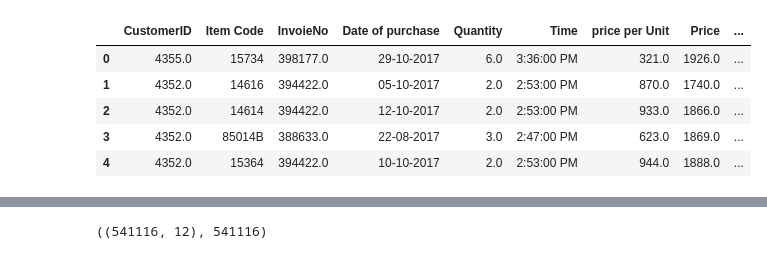
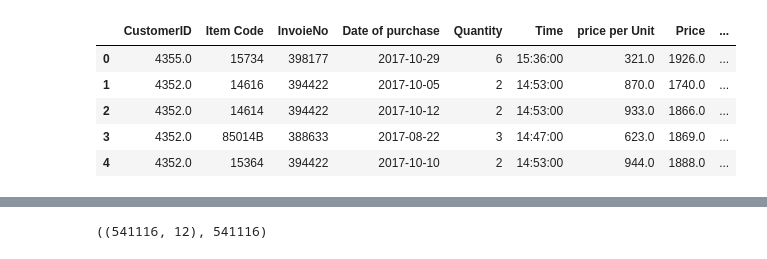
Before and after one commit to kaushikrahul1993/E-Commerce-Domain, a Jupyter notebook: E_Commerce_Analytics.ipynb, the cells around one changed output, grey strips where cells are left out. Drawn from its saved outputs; the diff is of its cells as text; code cells hidden in the pictures.

```diff
--- a/E_Commerce_Analytics.ipynb
+++ b/E_Commerce_Analytics.ipynb
@@ -23,15 +23,15 @@ sys.path.append(path)
 # %%
 pd.set_option('display.max_columns', None)
 # %%
-df = pd.read_csv("E-com_Data.csv")
+df = pd.read_excel("E-com_Data.xlsx")
 df.head()
 # %% [output]
 |  | CustomerID | Item Code | InvoieNo | Date of purchase | Quantity | Time | price per Unit | Price | ... |
-| 0 | 4355.0 | 15734 | 398177.0 | 29-10-2017 | 6.0 | 3:36:00 PM | 321.0 | 1926.0 | ... |
-| 1 | 4352.0 | 14616 | 394422.0 | 05-10-2017 | 2.0 | 2:53:00 PM | 870.0 | 1740.0 | ... |
-| 2 | 4352.0 | 14614 | 394422.0 | 12-10-2017 | 2.0 | 2:53:00 PM | 933.0 | 1866.0 | ... |
-| 3 | 4352.0 | 85014B | 388633.0 | 22-08-2017 | 3.0 | 2:47:00 PM | 623.0 | 1869.0 | ... |
-| 4 | 4352.0 | 15364 | 394422.0 | 10-10-2017 | 2.0 | 2:53:00 PM | 944.0 | 1888.0 | ... |
+| 0 | 4355.0 | 15734 | 398177 | 2017-10-29 | 6 | 15:36:00 | 321.0 | 1926.0 | ... |
+| 1 | 4352.0 | 14616 | 394422 | 2017-10-05 | 2 | 14:53:00 | 870.0 | 1740.0 | ... |
+| 2 | 4352.0 | 14614 | 394422 | 2017-10-12 | 2 | 14:53:00 | 933.0 | 1866.0 | ... |
+| 3 | 4352.0 | 85014B | 388633 | 2017-08-22 | 3 | 14:47:00 | 623.0 | 1869.0 | ... |
+| 4 | 4352.0 | 15364 | 394422 | 2017-10-10 | 2 | 14:53:00 | 944.0 | 1888.0 | ... |
 # %%
 df.info()
 # %% [output]
```
Also changed, not shown: parts of 1 cell of this notebook.
